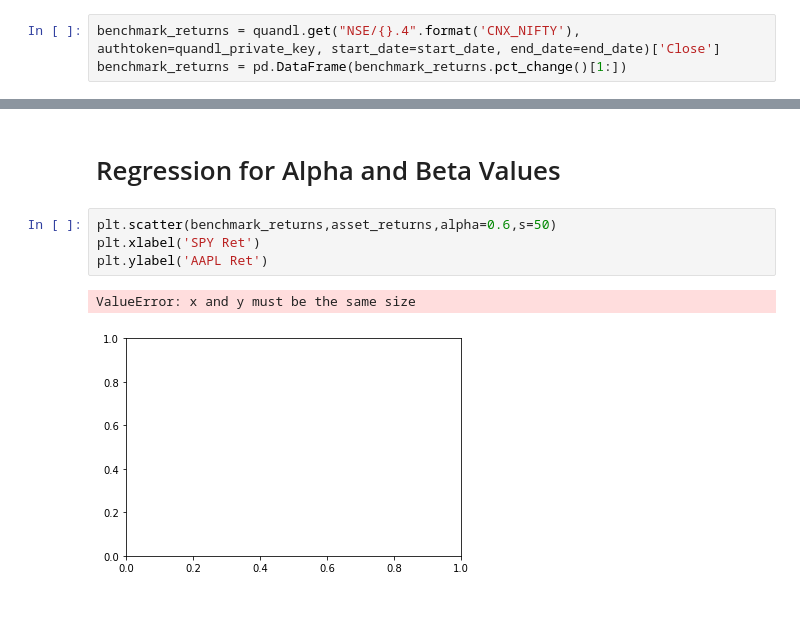
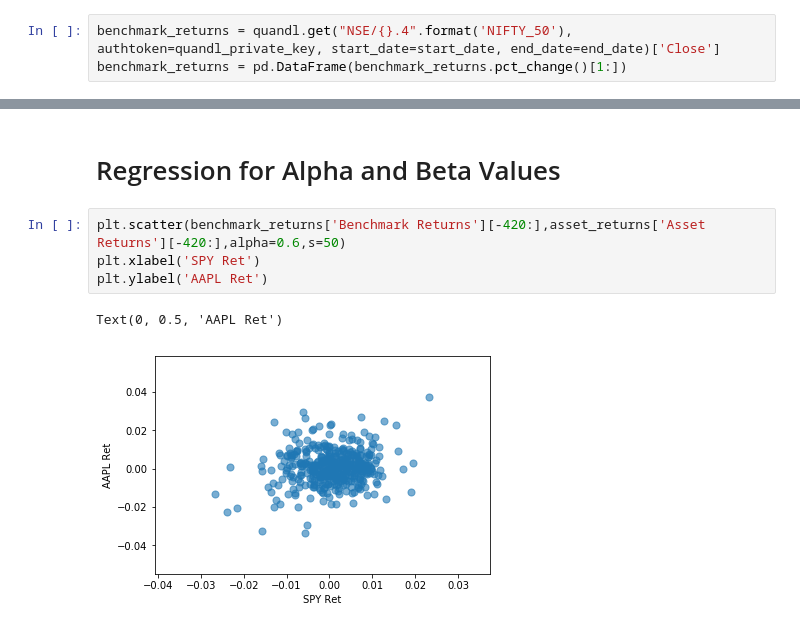
Before and after one commit to magnacore/Portfolio-Optimization-and-Return-Analysis, a Jupyter notebook: Portfolio Optimization and Analysis.ipynb, the cells around one changed output, grey strips where cells are left out. Drawn from its saved outputs; the diff is of its cells as text.

Commit message:
scatter plot

```diff
--- a/Portfolio Optimization and Analysis.ipynb
+++ b/Portfolio Optimization and Analysis.ipynb
@@ -227,7 +137,7 @@ asset_returns = pd.DataFrame(portfolio_normalized_allocation['Daily Return'].ilo
 # %%
 asset_returns.columns = ['Asset Returns']
 # %%
-benchmark_returns = quandl.get("NSE/{}.4".format('CNX_NIFTY'), authtoken=quandl_private_key, start_date=start_date, end_date=end_date)['Close']
+benchmark_returns = quandl.get("NSE/{}.4".format('NIFTY_50'), authtoken=quandl_private_key, start_date=start_date, end_date=end_date)['Close']
 benchmark_returns = pd.DataFrame(benchmark_returns.pct_change()[1:])
 # %%
 benchmark_returns.columns = ['Benchmark Returns']
@@ -242,9 +152,9 @@ ax.legend()
 # %% [markdown]
 # Regression for Alpha and Beta Values
 # %%
-plt.scatter(benchmark_returns,asset_returns,alpha=0.6,s=50)
+plt.scatter(benchmark_returns['Benchmark Returns'][-420:],asset_returns['Asset Returns'][-420:],alpha=0.6,s=50)
 plt.xlabel('SPY Ret')
 plt.ylabel('AAPL Ret')
 # %% [output]
-ValueError: x and y must be the same size
+Text(0, 0.5, 'AAPL Ret')
-[figure, old version]
+[figure, new version]
```
Also changed, not shown: parts of 19 cells of this notebook.
